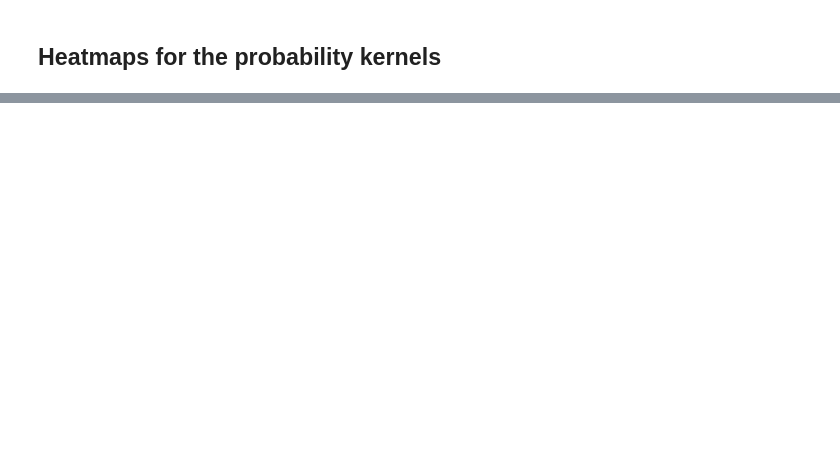
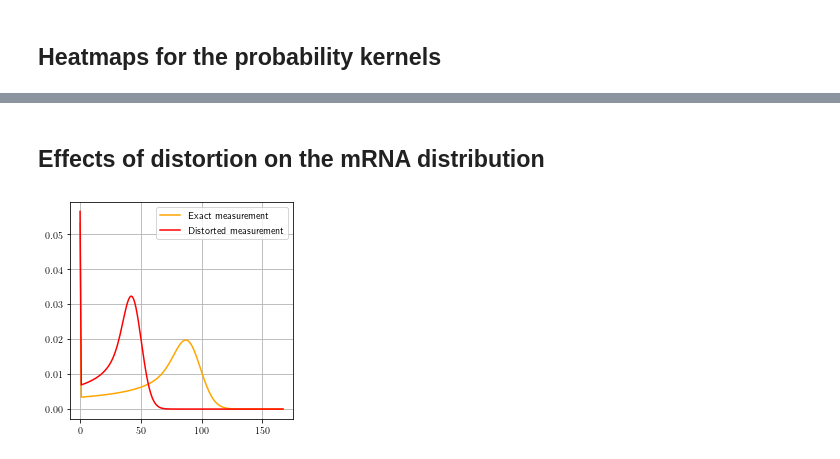
Before and after one commit to voduchuy/NoisyMeasurementFIM, a Jupyter notebook: bursting_gene/bursting_gene_plots.ipynb, the cells around one changed output, grey strips where cells are left out. Cells and saved outputs as stored; diff of their text form; code cells hidden in the pictures; blank space fills up the shorter version.

```diff
--- a/bursting_gene/bursting_gene_plots.ipynb
+++ b/bursting_gene/bursting_gene_plots.ipynb
@@ -292,0 +283,17 @@ fig.savefig('figs/kernel_maps.png', bbox_inches='tight', dpi=200)
+# %% [markdown]
+## Effects of distortion on the mRNA distribution
+# %%
+t = 60
+
+p = rna_distributions[t]
+p_distorted = pdos["binomial"][:len(p),:len(p)]@p
+
+fig, ax = plt.subplots(1,1)
+fig.set_size_inches(4,4)
+ax.plot(p, label="Exact measurement", color="orange")
+ax.plot(p_distorted, label="Distorted measurement", color="red")
+ax.legend()
+ax.grid()
+fig.savefig("figs/distorted_dists.pdf", bbox_inches="tight")
+# %% [output]
+[figure, added]
```
Also changed, not shown: parts of 8 cells of this notebook, 5 other files.
